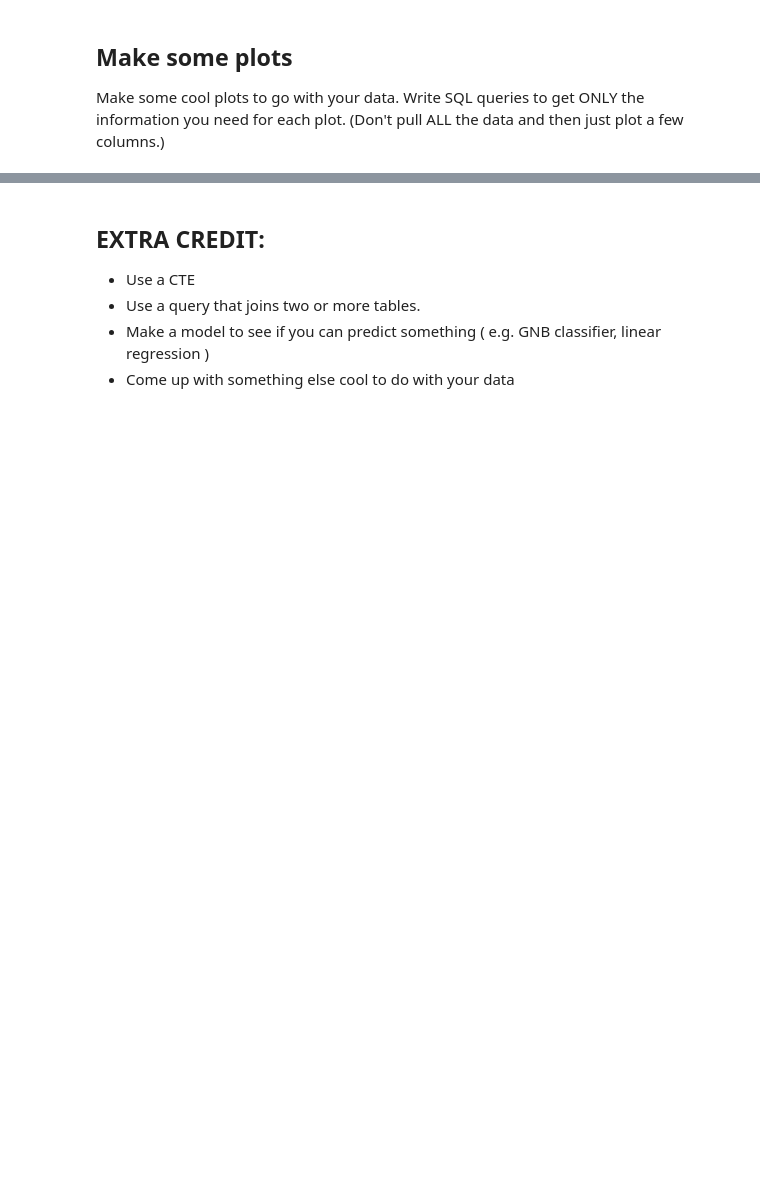
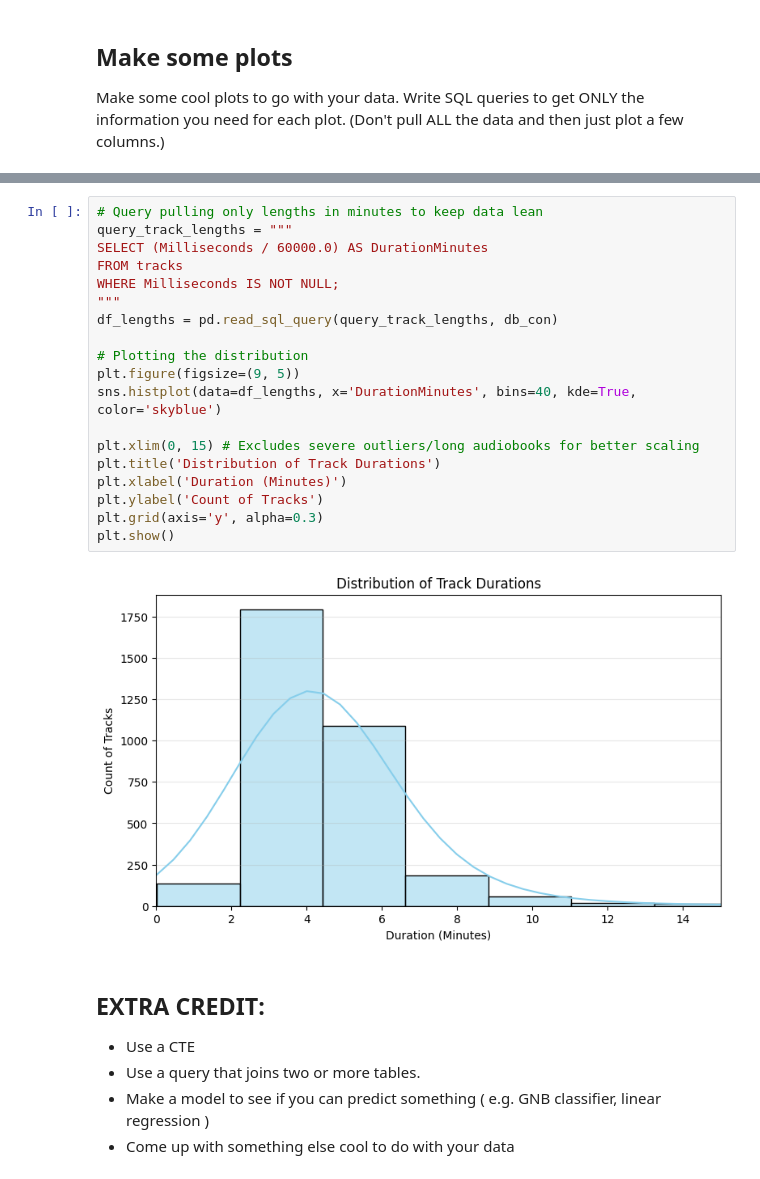
Before and after one commit to ikoghoddds-bit/Data-Science-Portfolio-C21, a Jupyter notebook: Projects/Project-3/SQL.1-Chinook.project.template.ipynb, the cells around one changed output, grey strips where cells are left out. Drawn from its saved outputs; the diff is of its cells as text; blank space fills up the shorter version.

```diff
--- a/Projects/Project-3/SQL.1-Chinook.project.template.ipynb
+++ b/Projects/Project-3/SQL.1-Chinook.project.template.ipynb
@@ -287,3 +709,24 @@ Make some cool plots to go with your data. Write SQL queries to get ONLY the inf
+# %%
+# Query pulling only lengths in minutes to keep data lean
+query_track_lengths = """
+SELECT (Milliseconds / 60000.0) AS DurationMinutes
+FROM tracks
+WHERE Milliseconds IS NOT NULL;
+"""
+df_lengths = pd.read_sql_query(query_track_lengths, db_con)
+
+# Plotting the distribution
+plt.figure(figsize=(9, 5))
+sns.histplot(data=df_lengths, x='DurationMinutes', bins=40, kde=True, color='skyblue')
+
+plt.xlim(0, 15) # Excludes severe outliers/long audiobooks for better scaling
+plt.title('Distribution of Track Durations')
+plt.xlabel('Duration (Minutes)')
+plt.ylabel('Count of Tracks')
+plt.grid(axis='y', alpha=0.3)
+plt.show()
+# %% [output]
+[figure, added]
 # %% [markdown]
 ## EXTRA CREDIT:
 * Use a CTE
```
Also changed, not shown: parts of 25 cells of this notebook.
